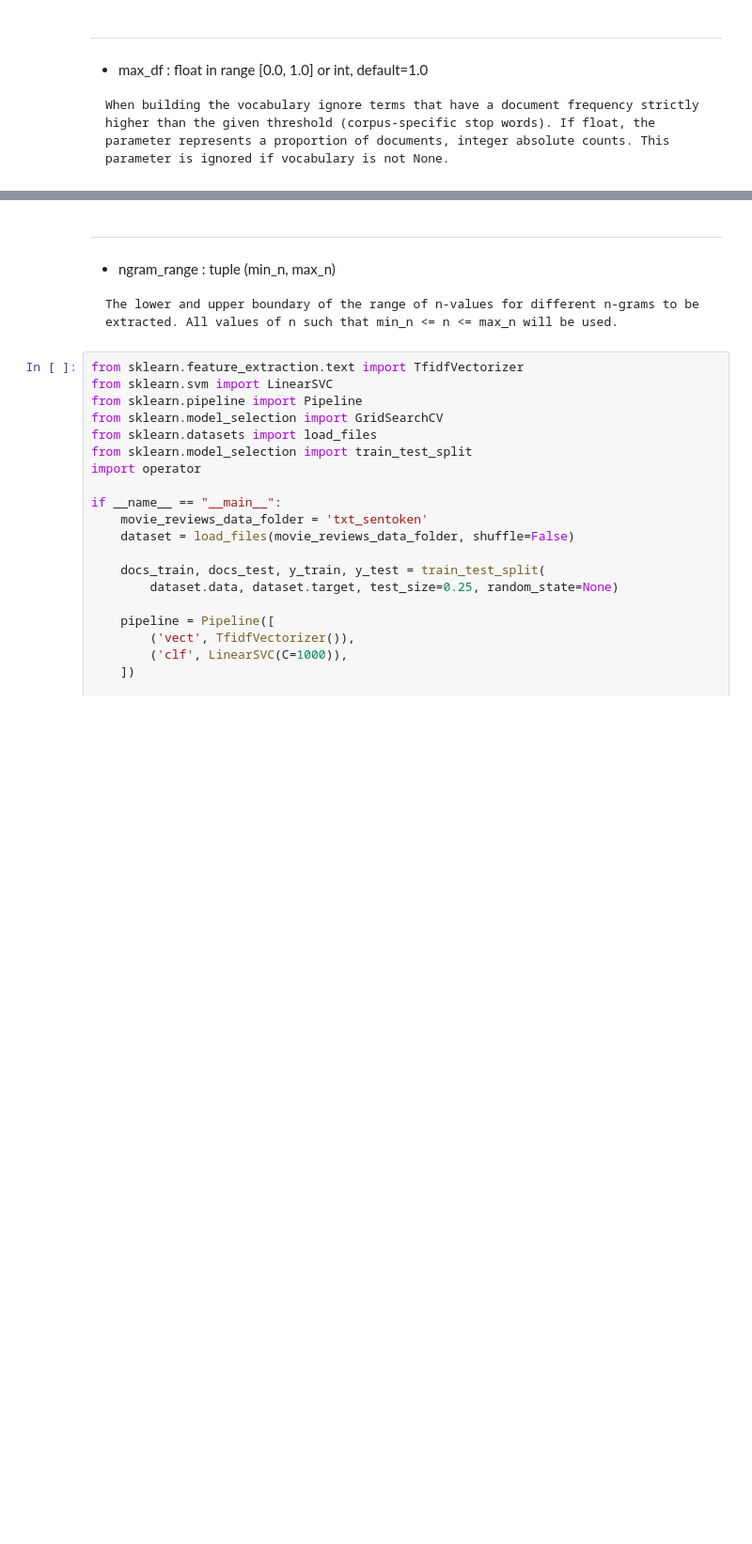
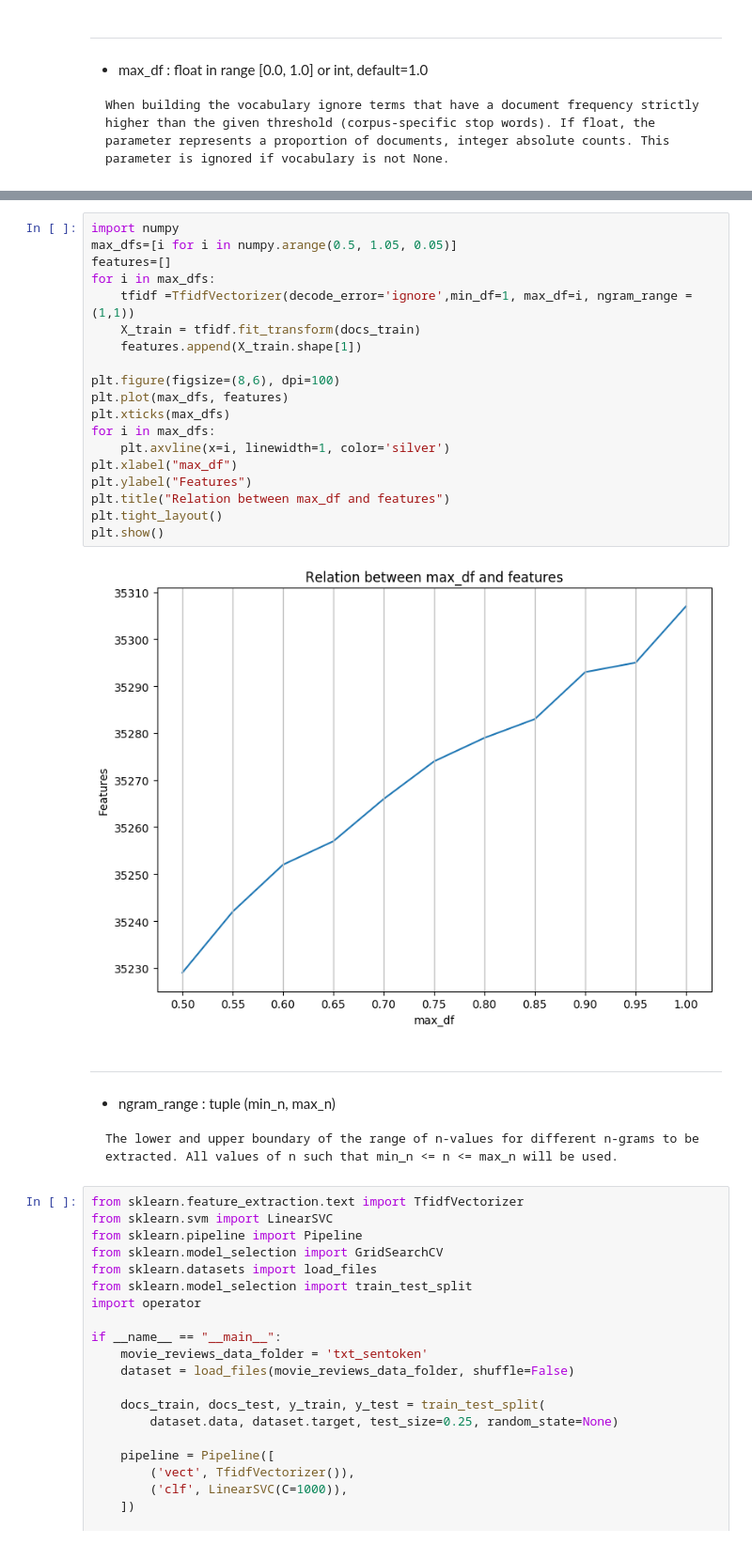
Before and after one commit to DS501-17Fall/Project-03, a Jupyter notebook: CaseStudy3.ipynb, the cells around one changed output, grey strips where cells are left out. Shown at 94% size. Drawn from its saved outputs; the diff is of its cells as text; blank space fills up the shorter version.

```diff
--- a/CaseStudy3.ipynb
+++ b/CaseStudy3.ipynb
@@ -270,3 +283,24 @@ if __name__ == "__main__":
+# %%
+import numpy
+max_dfs=[i for i in numpy.arange(0.5, 1.05, 0.05)]
+features=[]
+for i in max_dfs:
+    tfidf =TfidfVectorizer(decode_error='ignore',min_df=1, max_df=i, ngram_range = (1,1))
+    X_train = tfidf.fit_transform(docs_train)
+    features.append(X_train.shape[1])
+
+plt.figure(figsize=(8,6), dpi=100)
+plt.plot(max_dfs, features)
+plt.xticks(max_dfs)
+for i in max_dfs:
+    plt.axvline(x=i, linewidth=1, color='silver')
+plt.xlabel("max_df")
+plt.ylabel("Features")
+plt.title("Relation between max_df and features")
+plt.tight_layout()
+plt.show()
+# %% [output]
+[figure, added]
 # %% [markdown]
 ---
 - ngram_range : tuple (min_n, max_n)
```
Also changed, not shown: parts of 14 cells of this notebook, 3 other files.
